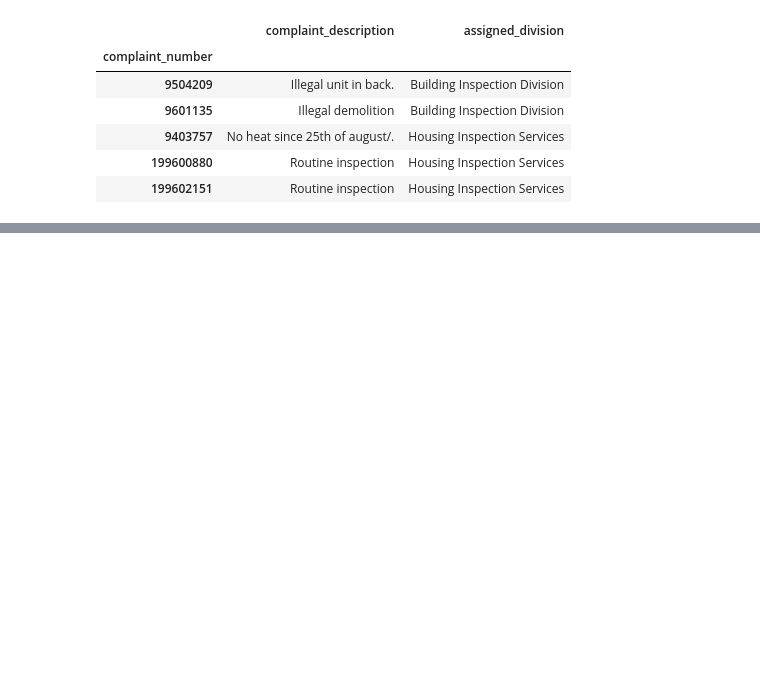
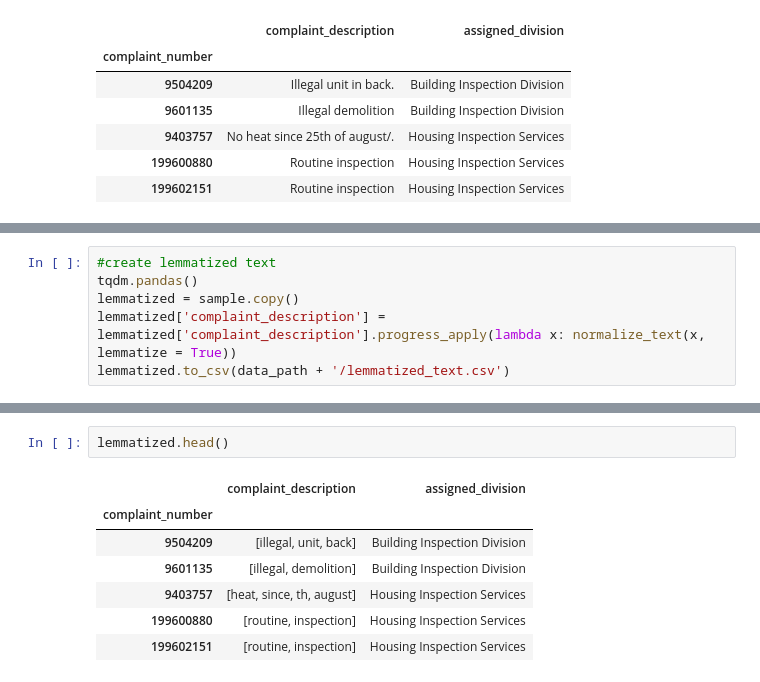
Before and after one commit to wct432/sf_building_complaints, a Jupyter notebook: notebooks/exploratory_notebook.ipynb, the cells around one changed output, grey strips where cells are left out. Saved outputs shown, nothing was run; the diff lists cells and outputs as text; blank space fills up the shorter version.

Commit message:
Changes to stem and lemmatize functions.

```diff
--- a/notebooks/exploratory_notebook.ipynb
+++ b/notebooks/exploratory_notebook.ipynb
@@ -258,0 +267,6 @@ complaints.head()
+# %%
+#create lemmatized text
+tqdm.pandas()
+lemmatized = sample.copy()
+lemmatized['complaint_description'] = lemmatized['complaint_description'].progress_apply(lambda x: normalize_text(x, lemmatize = True))
+lemmatized.to_csv(data_path + '/lemmatized_text.csv')
@@ -258,0 +309,10 @@ complaints.head()
+# %%
+lemmatized.head()
+# %% [output]
+|  | complaint_description | assigned_division |
+| complaint_number |  |  |
+| 9504209 | [illegal, unit, back] | Building Inspection Division |
+| 9601135 | [illegal, demolition] | Building Inspection Division |
+| 9403757 | [heat, since, th, august] | Housing Inspection Services |
+| 199600880 | [routine, inspection] | Housing Inspection Services |
+| 199602151 | [routine, inspection] | Housing Inspection Services |
```
Also changed, not shown: parts of 16 cells of this notebook, 5 other files.
